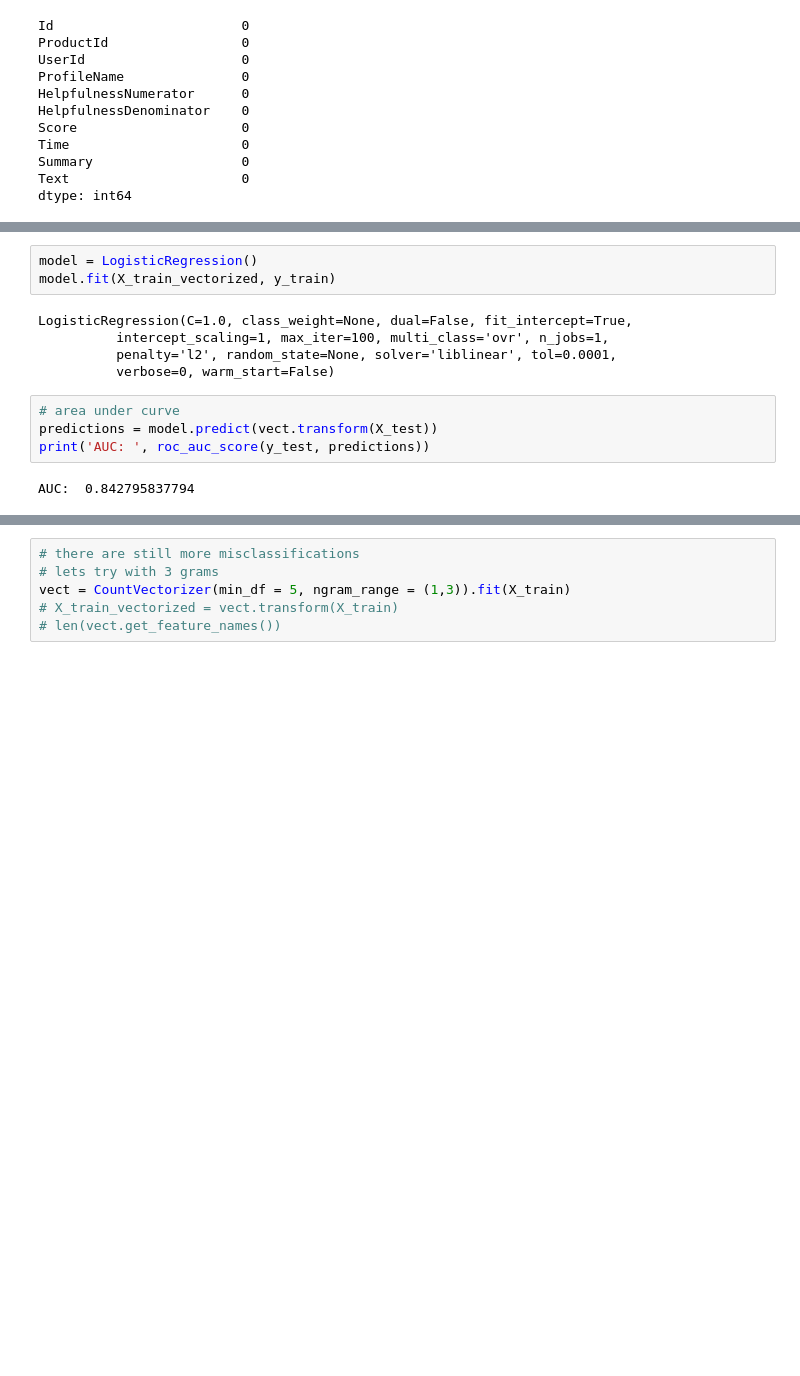
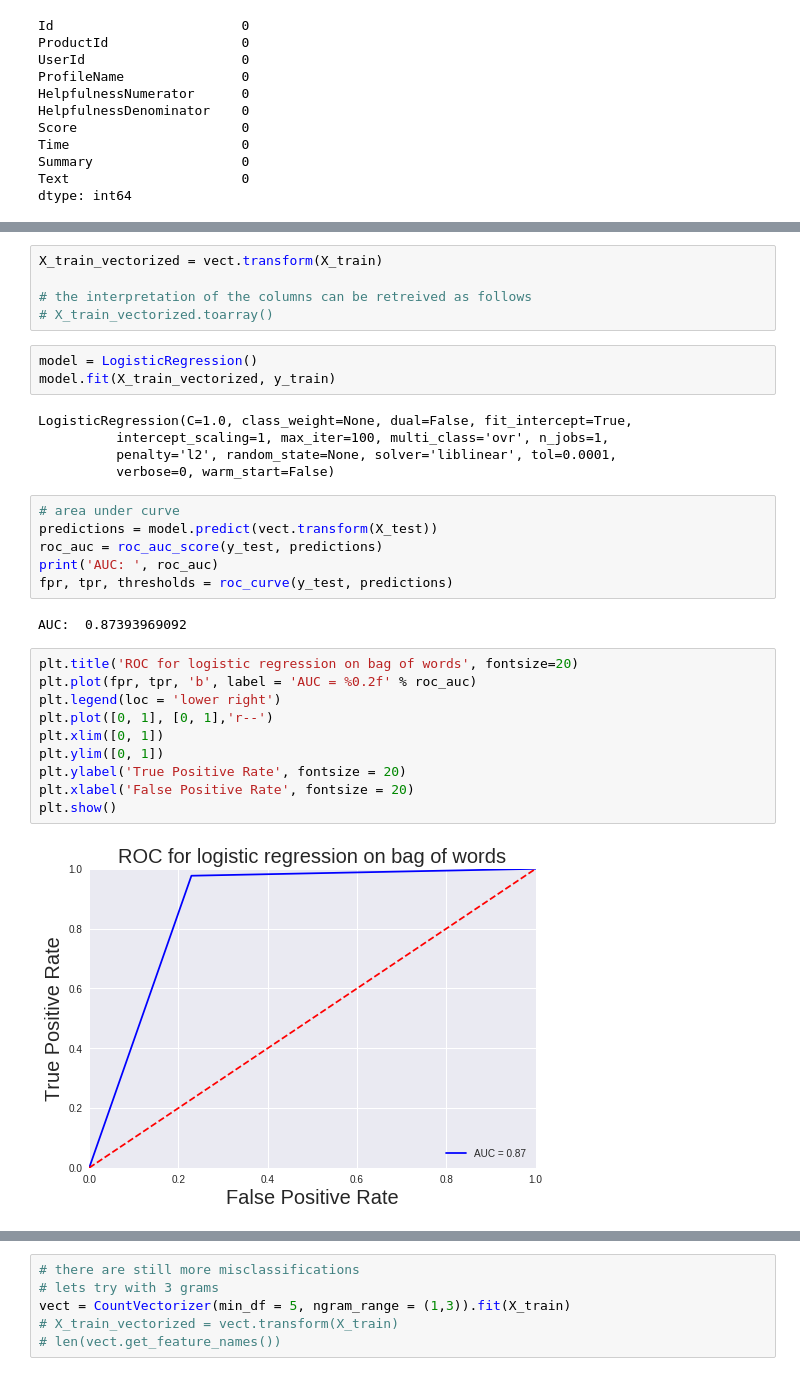
Before and after one commit to dipam7/Data_science, a Jupyter notebook: food_review.ipynb, the cells around one changed output, grey strips where cells are left out. Drawn from its saved outputs; the diff is of its cells as text; blank space fills up the shorter version.

```diff
--- a/food_review.ipynb
+++ b/food_review.ipynb
@@ -207,3 +211,8 @@ X_train_vectorized = vect.transform(X_train)
+# %%
+X_train_vectorized = vect.transform(X_train)
+
+# the interpretation of the columns can be retreived as follows
+# X_train_vectorized.toarray()
 # %%
 model = LogisticRegression()
 model.fit(X_train_vectorized, y_train)
@@ -215,9 +224,23 @@ LogisticRegression(C=1.0, class_weight=None, dual=False, fit_intercept=True,
 # %%
 # area under curve
 predictions = model.predict(vect.transform(X_test))
-print('AUC: ', roc_auc_score(y_test, predictions))
+roc_auc = roc_auc_score(y_test, predictions)
+print('AUC: ', roc_auc)
+fpr, tpr, thresholds = roc_curve(y_test, predictions)
 # %% [output]
-AUC:  0.842795837794
+AUC:  0.87393969092
+# %%
+plt.title('ROC for logistic regression on bag of words', fontsize=20)
+plt.plot(fpr, tpr, 'b', label = 'AUC = %0.2f' % roc_auc)
+plt.legend(loc = 'lower right')
+plt.plot([0, 1], [0, 1],'r--')
+plt.xlim([0, 1])
+plt.ylim([0, 1])
+plt.ylabel('True Positive Rate', fontsize = 20)
+plt.xlabel('False Positive Rate', fontsize = 20)
+plt.show()
+# %% [output]
+[figure, added]
 # %%
 # coefficient determines the weight of a word (positivity or negativity)
 # checking the top 10 positive and negative words
```
Also changed, not shown: parts of 64 cells of this notebook.
